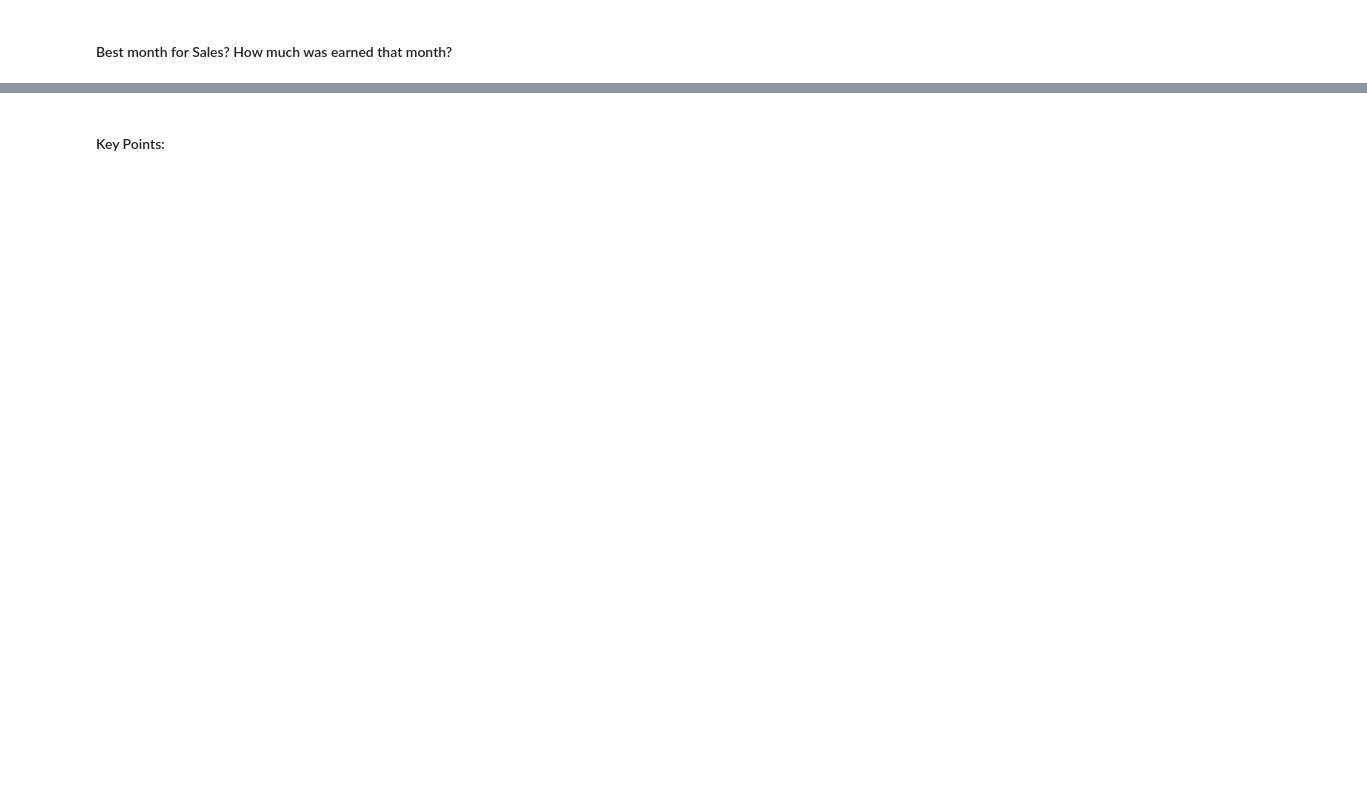
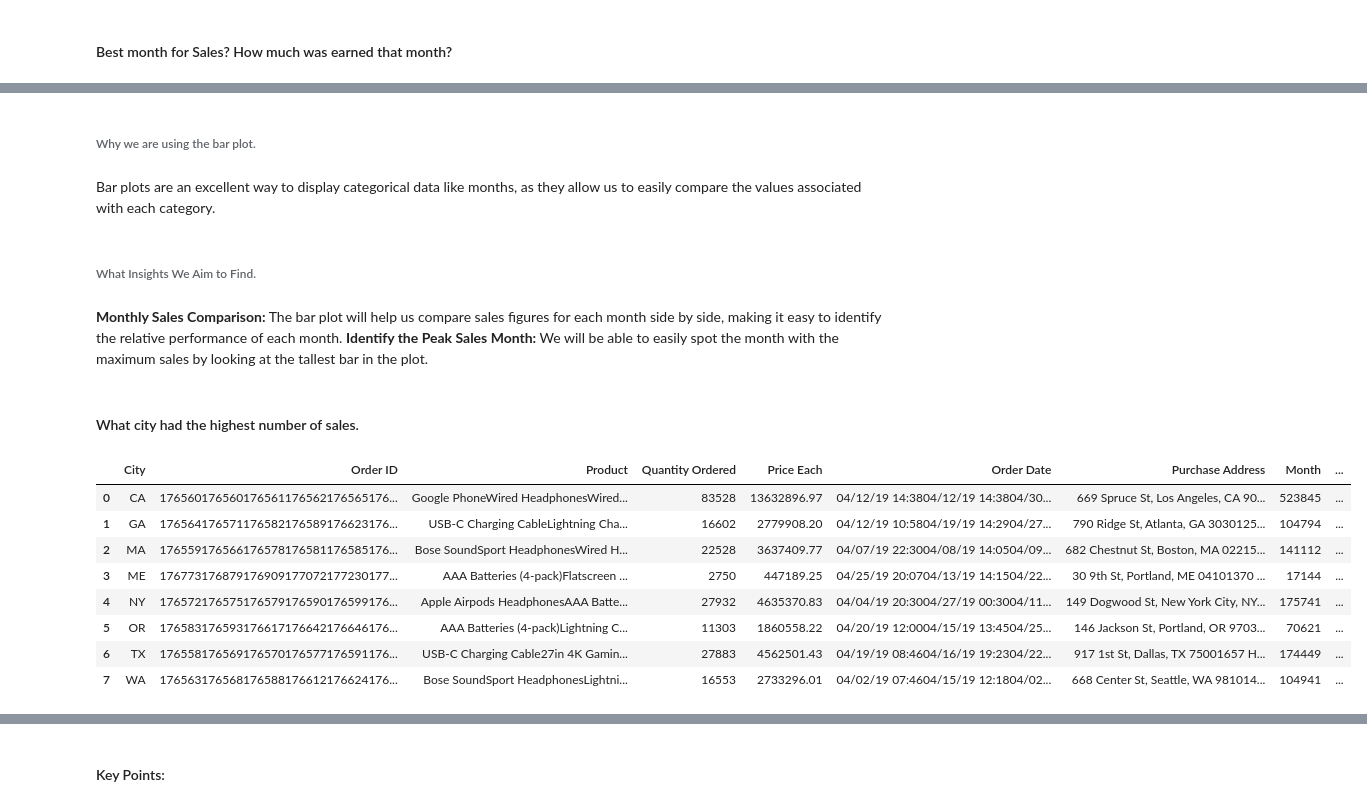
Before and after one commit to mohduzaif/Sales-Analysis-Exploratory-Data-Analysis-, a Jupyter notebook: Sales EDA.ipynb, the cells around one changed output, grey strips where cells are left out. Saved outputs shown, nothing was run; the diff lists cells and outputs as text; code cells hidden in the pictures; blank space fills up the shorter version.

```diff
--- a/Sales EDA.ipynb
+++ b/Sales EDA.ipynb
@@ -134,0 +137,24 @@ print(maximum_sale_month)
+# %% [markdown]
+###### Why we are using the bar plot.
+# %% [markdown]
+Bar plots are an excellent way to display categorical data like months, as they allow us to easily compare the values associated with each category.
+# %% [markdown]
+###### What Insights We Aim to Find.
+# %% [markdown]
+**Monthly Sales Comparison:** The bar plot will help us compare sales figures for each month side by side, making it easy to identify the relative performance of each month.
+**Identify the Peak Sales Month:** We will be able to easily spot the month with the maximum sales by looking at the tallest bar in the plot.
+# %% [markdown]
+#### What city had the highest number of sales.
+# %%
+grouped_city_df = all_data.groupby('City', as_index = False).sum()
+grouped_city_df
+# %% [output]
+|  | City | Order ID | Product | Quantity Ordered | Price Each | Order Date | Purchase Address | Month | ... |
+| 0 | CA | 176560176560176561176562176565176... | Google PhoneWired HeadphonesWired... | 83528 | 13632896.97 | 04/12/19 14:3804/12/19 14:3804/30... | 669 Spruce St, Los Angeles, CA 90... | 523845 | ... |
+| 1 | GA | 176564176571176582176589176623176... | USB-C Charging CableLightning Cha... | 16602 | 2779908.20 | 04/12/19 10:5804/19/19 14:2904/27... | 790 Ridge St, Atlanta, GA 3030125... | 104794 | ... |
+| 2 | MA | 176559176566176578176581176585176... | Bose SoundSport HeadphonesWired H... | 22528 | 3637409.77 | 04/07/19 22:3004/08/19 14:0504/09... | 682 Chestnut St, Boston, MA 02215... | 141112 | ... |
+| 3 | ME | 176773176879176909177072177230177... | AAA Batteries (4-pack)Flatscreen ... | 2750 | 447189.25 | 04/25/19 20:0704/13/19 14:1504/22... | 30 9th St, Portland, ME 04101370 ... | 17144 | ... |
+| 4 | NY | 176572176575176579176590176599176... | Apple Airpods HeadphonesAAA Batte... | 27932 | 4635370.83 | 04/04/19 20:3004/27/19 00:3004/11... | 149 Dogwood St, New York City, NY... | 175741 | ... |
+| 5 | OR | 176583176593176617176642176646176... | AAA Batteries (4-pack)Lightning C... | 11303 | 1860558.22 | 04/20/19 12:0004/15/19 13:4504/25... | 146 Jackson St, Portland, OR 9703... | 70621 | ... |
+| 6 | TX | 176558176569176570176577176591176... | USB-C Charging Cable27in 4K Gamin... | 27883 | 4562501.43 | 04/19/19 08:4604/16/19 19:2304/22... | 917 1st St, Dallas, TX 75001657 H... | 174449 | ... |
+| 7 | WA | 176563176568176588176612176624176... | Bose SoundSport HeadphonesLightni... | 16553 | 2733296.01 | 04/02/19 07:4604/15/19 12:1804/02... | 668 Center St, Seattle, WA 981014... | 104941 | ... |
```
Also changed, not shown: parts of 17 cells of this notebook.
